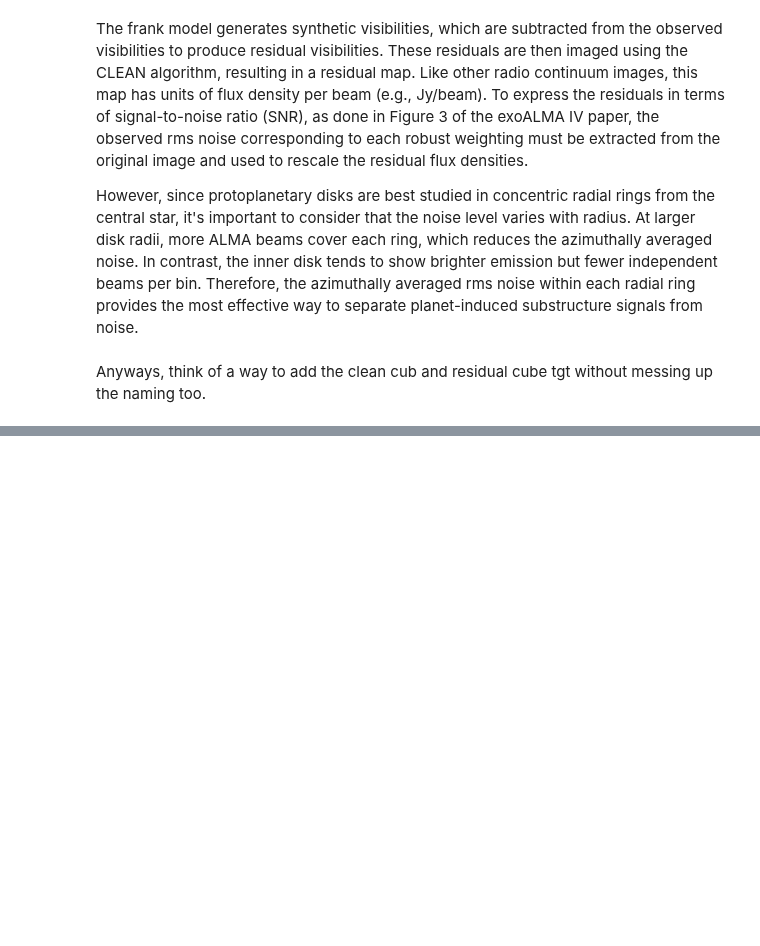
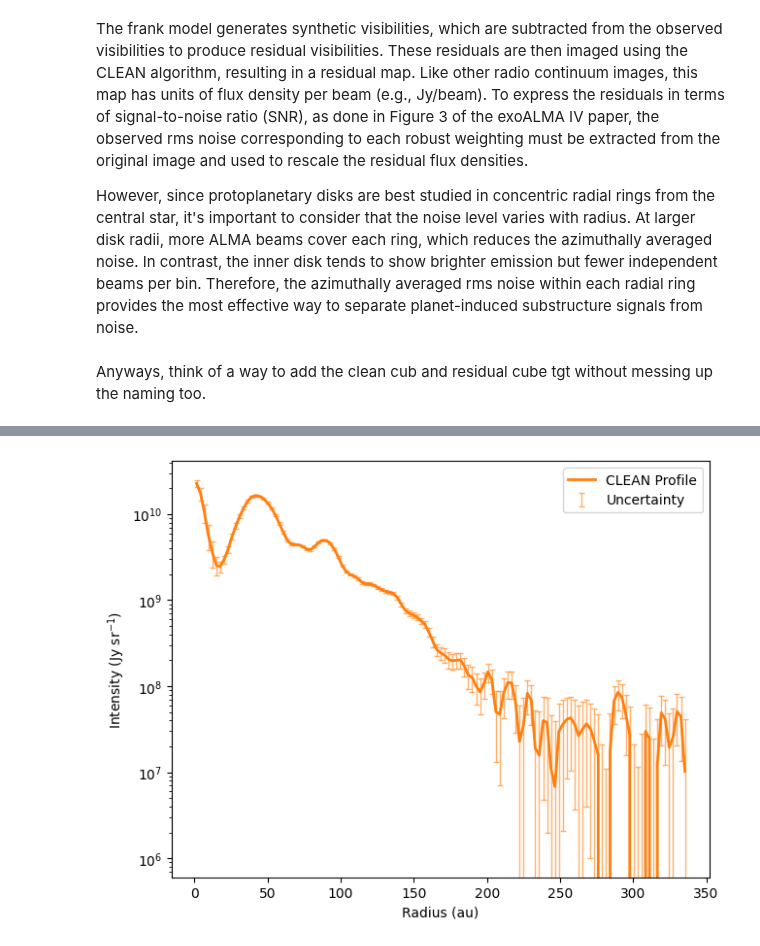
Before and after one commit to VWelke/CPD_MPIA, a Jupyter notebook: Residual_Plot.ipynb, the cells around one changed output, grey strips where cells are left out. Saved outputs shown, nothing was run; the diff lists cells and outputs as text; code cells hidden in the pictures; blank space fills up the shorter version.

```diff
--- a/Residual_Plot.ipynb
+++ b/Residual_Plot.ipynb
@@ -153,0 +198,18 @@ Text(0, 0.5, 'Intensity (Jy sr^-1)')
+# %%
+# plot full radial profile for disk AA_Tau with robust value 0.5
+
+disk = all_disks["AA_Tau"]
+r = disk.clean_profile["radius_au"]
+I = disk.clean_profile["intensity_Jy_sr"]
+dI = disk.clean_profile["d_intensity_Jy_sr"]
+
+fig, ax = plt.subplots(constrained_layout=True)
+ax.plot(r, I, color='C1', linewidth=2, label='CLEAN Profile')
+ax.errorbar(r, I, dI, fmt='none', ecolor='C1', alpha=0.6, elinewidth=1, capsize=2, label='Uncertainty')
+ax.set_yscale('log')
+ax.set_xlabel('Radius (au)')
+ax.set_ylabel('Intensity (Jy sr$^{-1}$)')
+ax.legend()
+plt.show()
+# %% [output]
+[figure, added]
```
Also changed, not shown: parts of 4 cells of this notebook.
